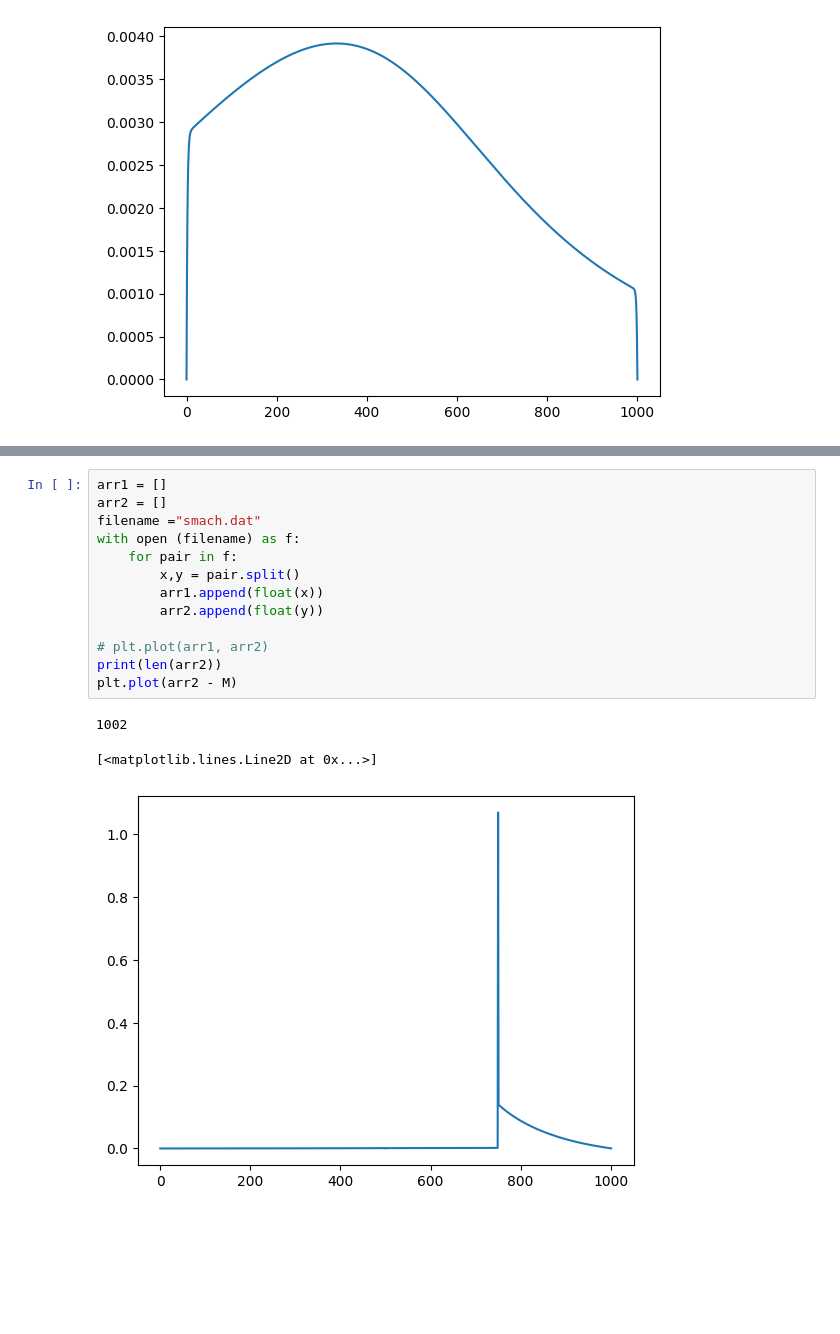
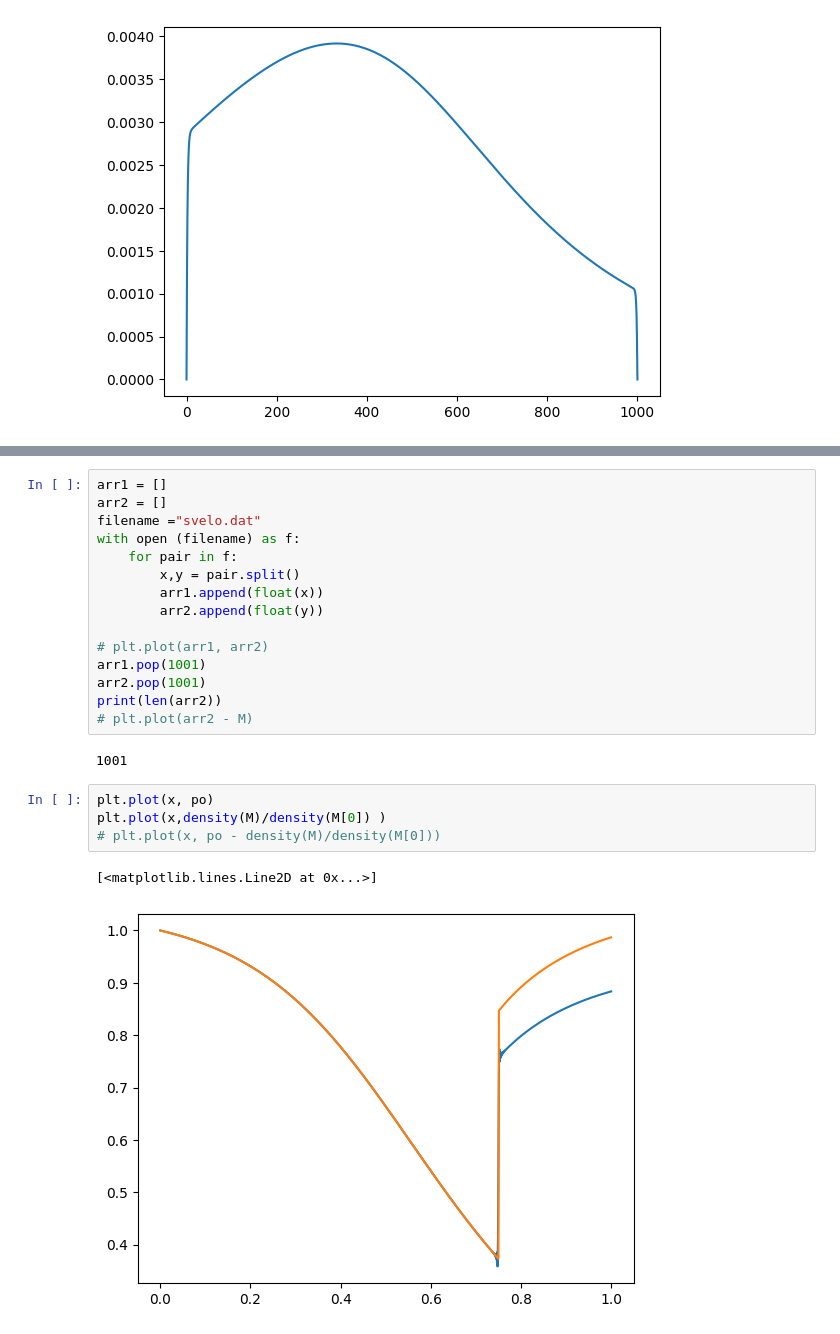
Before and after one commit to GertCell/PhysDep, a Jupyter notebook: GasDyn/Task 2/Task_2_itam.ipynb, the cells around one changed output, grey strips where cells are left out. Cells and saved outputs as stored; diff of their text form; blank space fills up the shorter version.

```diff
--- a/GasDyn/Task 2/Task_2_itam.ipynb
+++ b/GasDyn/Task 2/Task_2_itam.ipynb
@@ -562,7 +583,7 @@ plt.plot(arr1, arr2)
 # %%
 arr1 = []
 arr2 = []
-filename ="smach.dat"
+filename ="svelo.dat"
 with open (filename) as f:
     for pair in f:
         x,y = pair.split()
@@ -570,9 +591,16 @@ with open (filename) as f:
         arr2.append(float(y))
 
 # plt.plot(arr1, arr2)
+arr1.pop(1001)
+arr2.pop(1001)
 print(len(arr2))
-plt.plot(arr2 - M)
+# plt.plot(arr2 - M)
 # %% [output]
-1002
+1001
-[<matplotlib.lines.Line2D at 0x...>]
-[figure, removed]
+# %%
+plt.plot(x, po)
+plt.plot(x,density(M)/density(M[0]) )
+# plt.plot(x, po - density(M)/density(M[0]))
+# %% [output]
+[<matplotlib.lines.Line2D at 0x...>]
+[figure, added]
```
Also changed, not shown: parts of 1 cell of this notebook, 1 other file.
